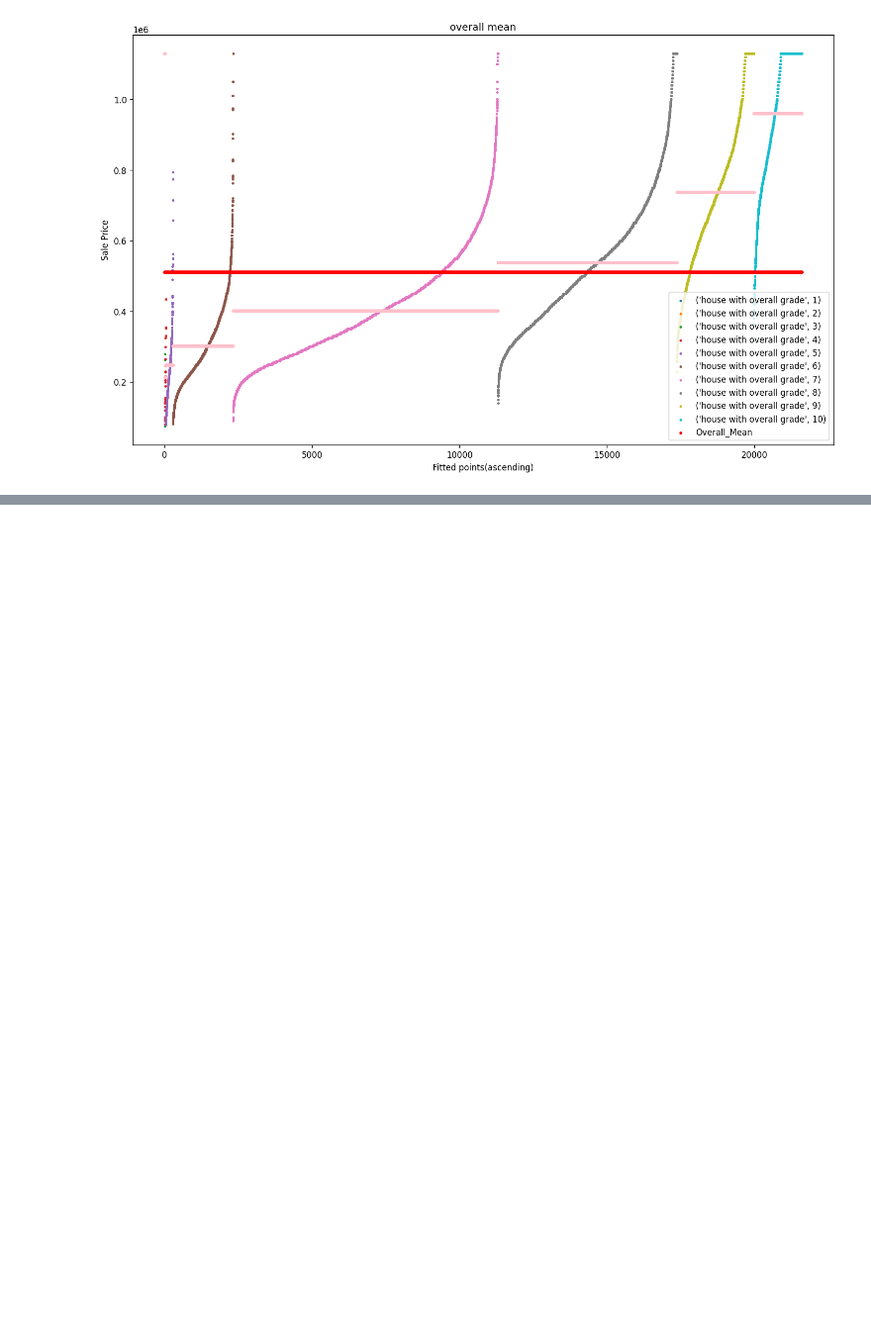
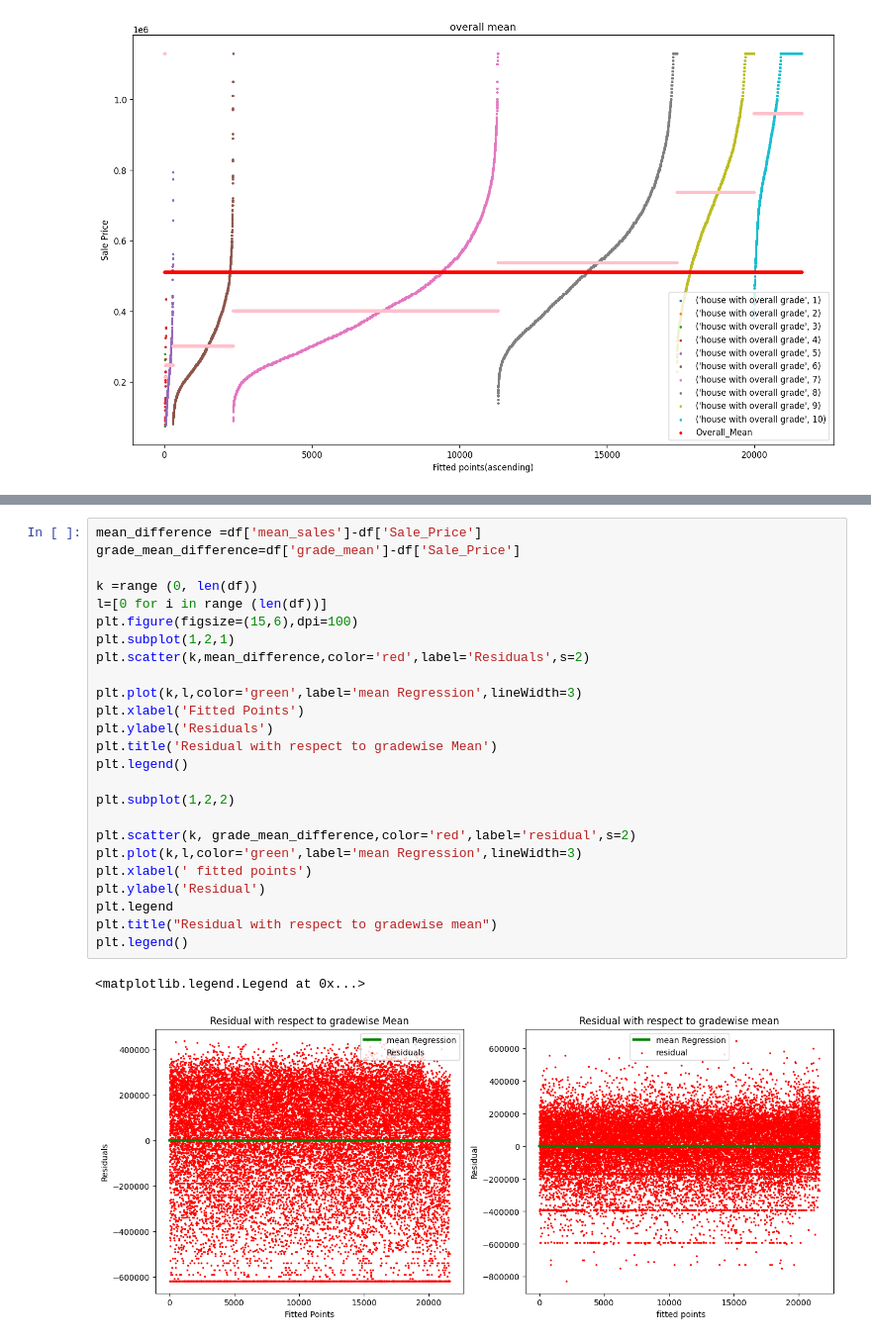
Before and after one commit to subhra-15/Introduction-to-Machine-Learning, a Jupyter notebook: Linear Regression/Mean_predication.ipynb, the cells around one changed output, grey strips where cells are left out. Shown: that part at 99% size. Cells and saved outputs as stored; diff of their text form; blank space fills up the shorter version.

```diff
--- a/Linear Regression/Mean_predication.ipynb
+++ b/Linear Regression/Mean_predication.ipynb
@@ -118,0 +123,28 @@ plt.legend(loc=4)
+# %%
+mean_difference =df['mean_sales']-df['Sale_Price']
+grade_mean_difference=df['grade_mean']-df['Sale_Price']
+
+k =range (0, len(df))
+l=[0 for i in range (len(df))]
+plt.figure(figsize=(15,6),dpi=100)
+plt.subplot(1,2,1)
+plt.scatter(k,mean_difference,color='red',label='Residuals',s=2)
+
+plt.plot(k,l,color='green',label='mean Regression',lineWidth=3)
+plt.xlabel('Fitted Points')
+plt.ylabel('Residuals')
+plt.title('Residual with respect to gradewise Mean')
+plt.legend()
+
+plt.subplot(1,2,2)
+
+plt.scatter(k, grade_mean_difference,color='red',label='residual',s=2)
+plt.plot(k,l,color='green',label='mean Regression',lineWidth=3)
+plt.xlabel(' fitted points')
+plt.ylabel('Residual')
+plt.legend
+plt.title("Residual with respect to gradewise mean")
+plt.legend()
+# %% [output]
+<matplotlib.legend.Legend at 0x...>
+[figure, added]
```
Also changed, not shown: parts of 8 cells of this notebook.
